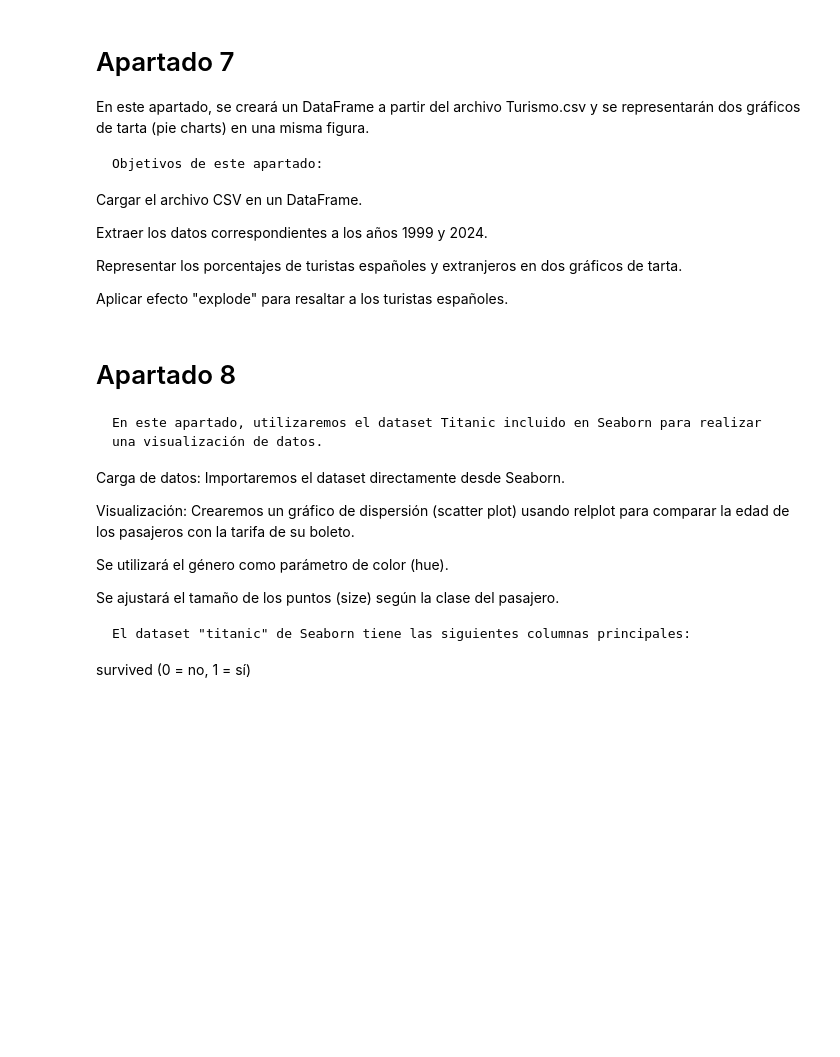
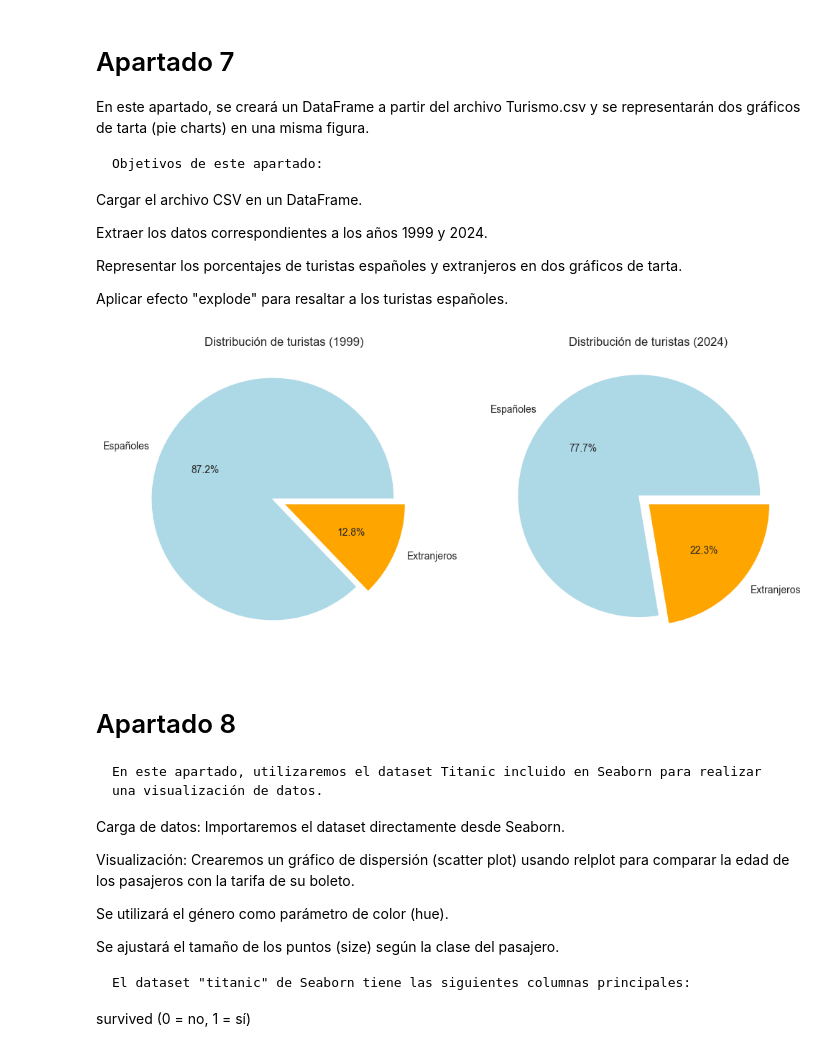
Before and after one commit to BigChunguus/ClaseIABD, a Jupyter notebook: PIA/pruebaPIA_1/UNIDAD_3/ACTIVIDAD10_ALEJANDRO/ARCHIVOS_TAREA/Actividad_10.ipynb, the cells around one changed output. Saved outputs shown, nothing was run; the diff lists cells and outputs as text; code cells hidden in the pictures; blank space fills up the shorter version.

```diff
--- a/PIA/pruebaPIA_1/UNIDAD_3/ACTIVIDAD10_ALEJANDRO/ARCHIVOS_TAREA/Actividad_10.ipynb
+++ b/PIA/pruebaPIA_1/UNIDAD_3/ACTIVIDAD10_ALEJANDRO/ARCHIVOS_TAREA/Actividad_10.ipynb
@@ -387,6 +472,33 @@ Extraer los datos correspondientes a los años 1999 y 2024.
 Representar los porcentajes de turistas españoles y extranjeros en dos gráficos de tarta.
 
 Aplicar efecto "explode" para resaltar a los turistas españoles.
+# %%
+# Apartado 7: Gráficos de tarta sobre turismo adaptado al CSV
+try:
+    turismo_df = pd.read_csv('Turismo.csv', sep=';', dtype={'Año': int})
+
+    # Filtrar datos de los años 1999 y 2024
+    turismo_1999 = turismo_df[turismo_df['Año'] == 1999]
+    turismo_2024 = turismo_df[turismo_df['Año'] == 2024]
+
+    # Datos
+    labels = ['Españoles', 'Extranjeros']
+    sizes_1999 = [turismo_1999['Residentes_España'].values[0], turismo_1999['Residentes_Extranjero'].values[0]]
+    sizes_2024 = [turismo_2024['Residentes_España'].values[0], turismo_2024['Residentes_Extranjero'].values[0]]
+
+    # Gráficos de tarta
+    fig, axs = plt.subplots(1, 2, figsize=(12, 6))
+    axs[0].pie(sizes_1999, labels=labels, autopct='%1.1f%%', explode=(0.1, 0), colors=['lightblue', 'orange'])
+    axs[0].set_title('Distribución de turistas (1999)')
+
+    axs[1].pie(sizes_2024, labels=labels, autopct='%1.1f%%', explode=(0.1, 0), colors=['lightblue', 'orange'])
+    axs[1].set_title('Distribución de turistas (2024)')
+
+    plt.show()
+except Exception as e:
+    print(f"Error al cargar los datos: {e}")
+# %% [output]
+[figure, added]
 # %% [markdown]
 # Apartado 8
 
```
Also changed, not shown: parts of 17 cells of this notebook.
